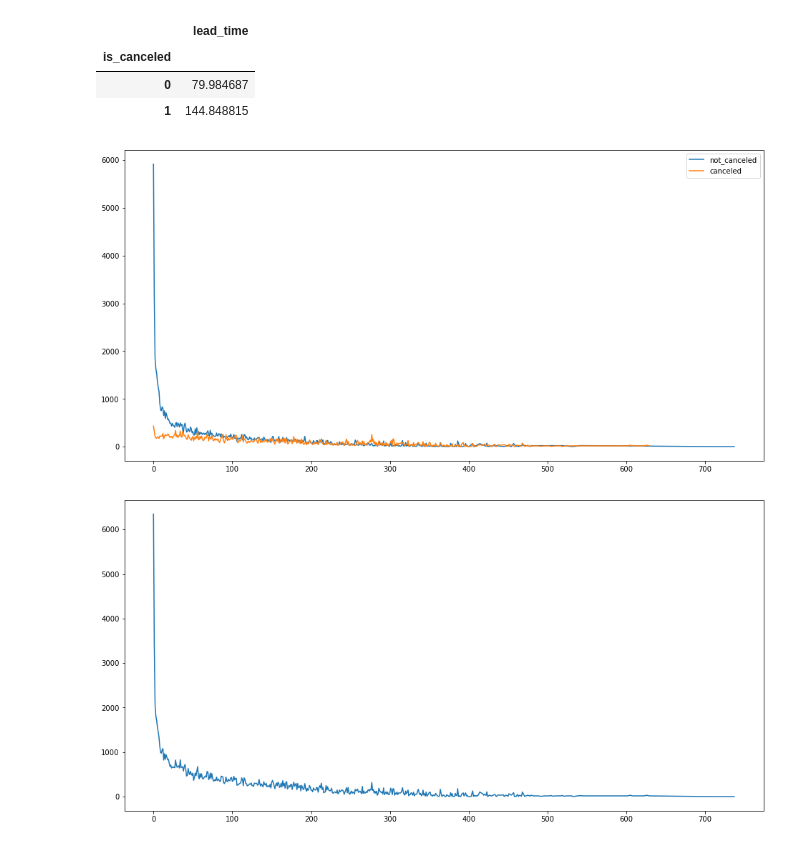
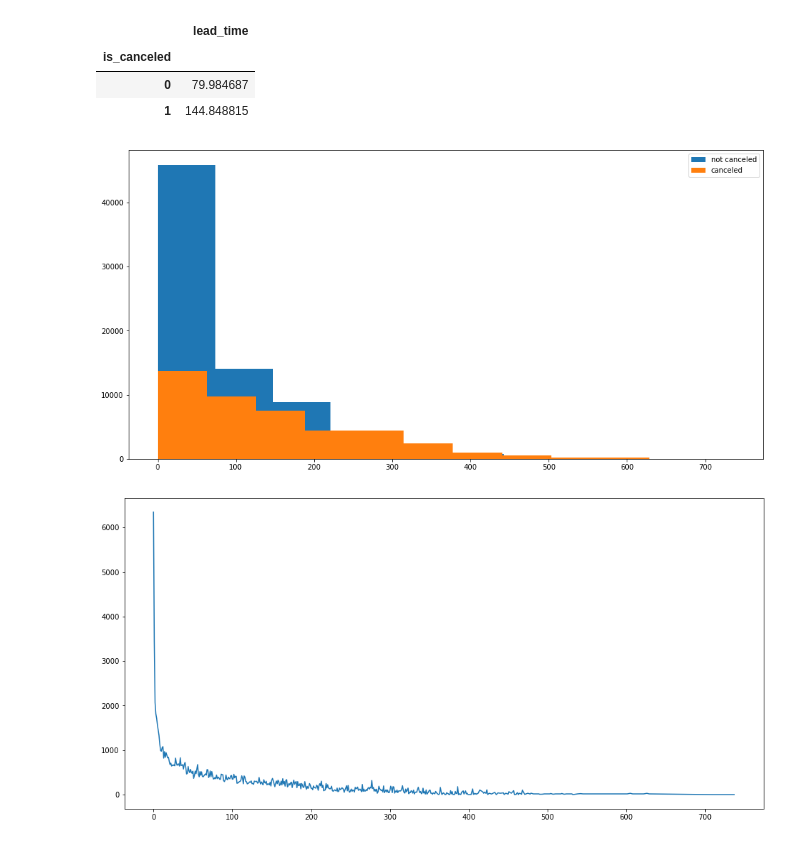
Before and after one commit to lenkei-mark/szakdolgozat, a Jupyter notebook: notebooks/adatelemzes/3_day_night_weekday_weekend_months.ipynb, the cells around one changed output. Saved outputs shown, nothing was run; the diff lists cells and outputs as text; code cells hidden in the pictures.

```diff
--- a/notebooks/adatelemzes/3_day_night_weekday_weekend_months.ipynb
+++ b/notebooks/adatelemzes/3_day_night_weekday_weekend_months.ipynb
@@ -21,17 +21,15 @@ pd.pivot_table(data, values = "lead_time", index = "is_canceled")
 | 0 | 79.984687 |
 | 1 | 144.848815 |
 # %%
-not_canceled = data.loc[data["is_canceled"] == 0].sort_values(by="lead_time", axis=0)
-canceled = data.loc[data["is_canceled"] == 1].sort_values(by="lead_time", axis=0)
-not_canceled_count = not_canceled.groupby("lead_time").agg("count")
-canceled_count = canceled.groupby("lead_time").agg("count")
+not_canceled = data.loc[data["is_canceled"] == 0]
+canceled = data.loc[data["is_canceled"] == 1]
 plt.figure(figsize=(16, 8))
-plt.plot(not_canceled_count["hotel"].index, not_canceled_count["hotel"], label="not_canceled")
-plt.plot(canceled_count["hotel"].index, canceled_count["hotel"], label="canceled")
+plt.hist(not_canceled["lead_time"], label="not canceled")
+plt.hist(canceled["lead_time"], label="canceled")
 plt.legend(loc='upper right')
 plt.show()
 # %% [output]
-[figure, old version]
+[figure, new version]
 # %%
 plt.figure(figsize=(16, 8))
 plt.plot(data.groupby("lead_time").agg("count")["hotel"].index, data.groupby("lead_time").agg("count")["hotel"])
```
